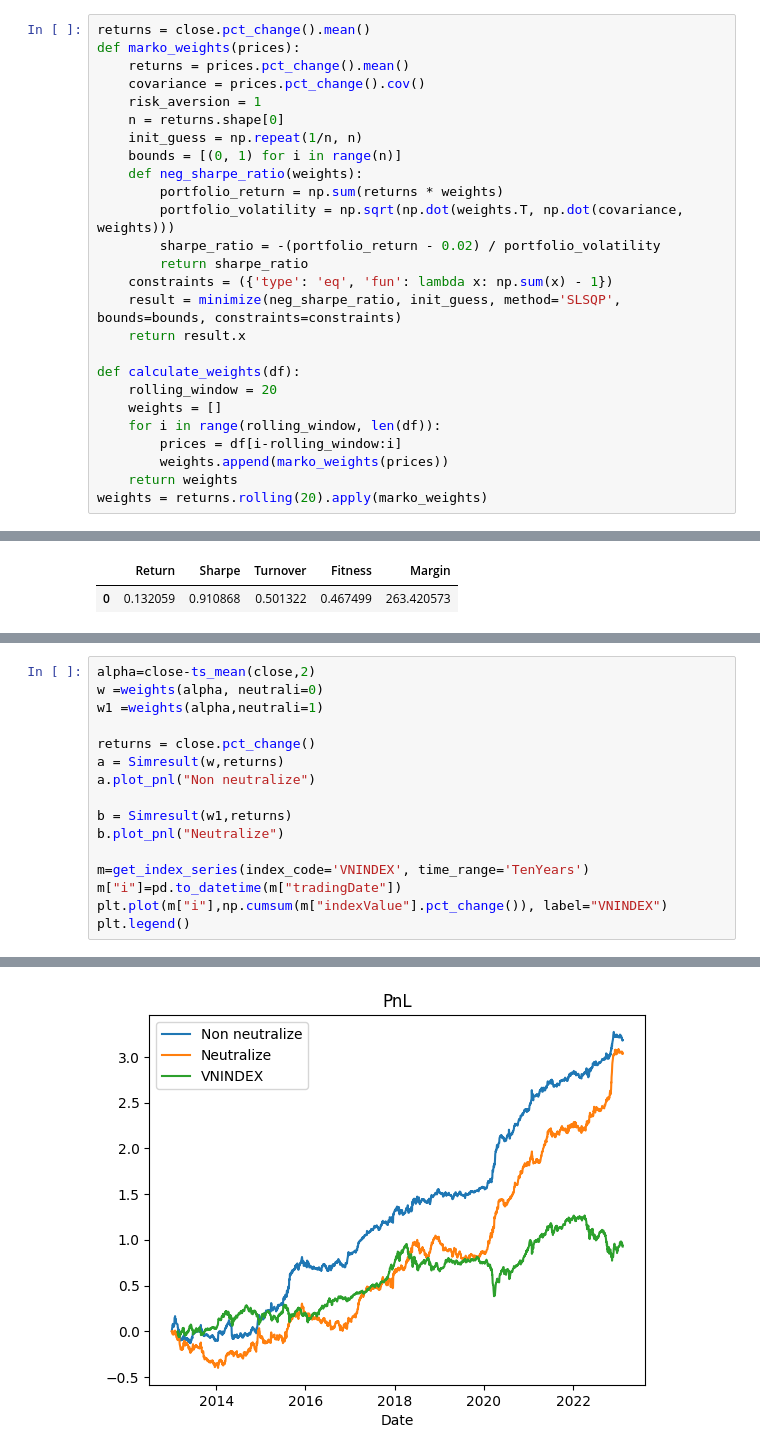
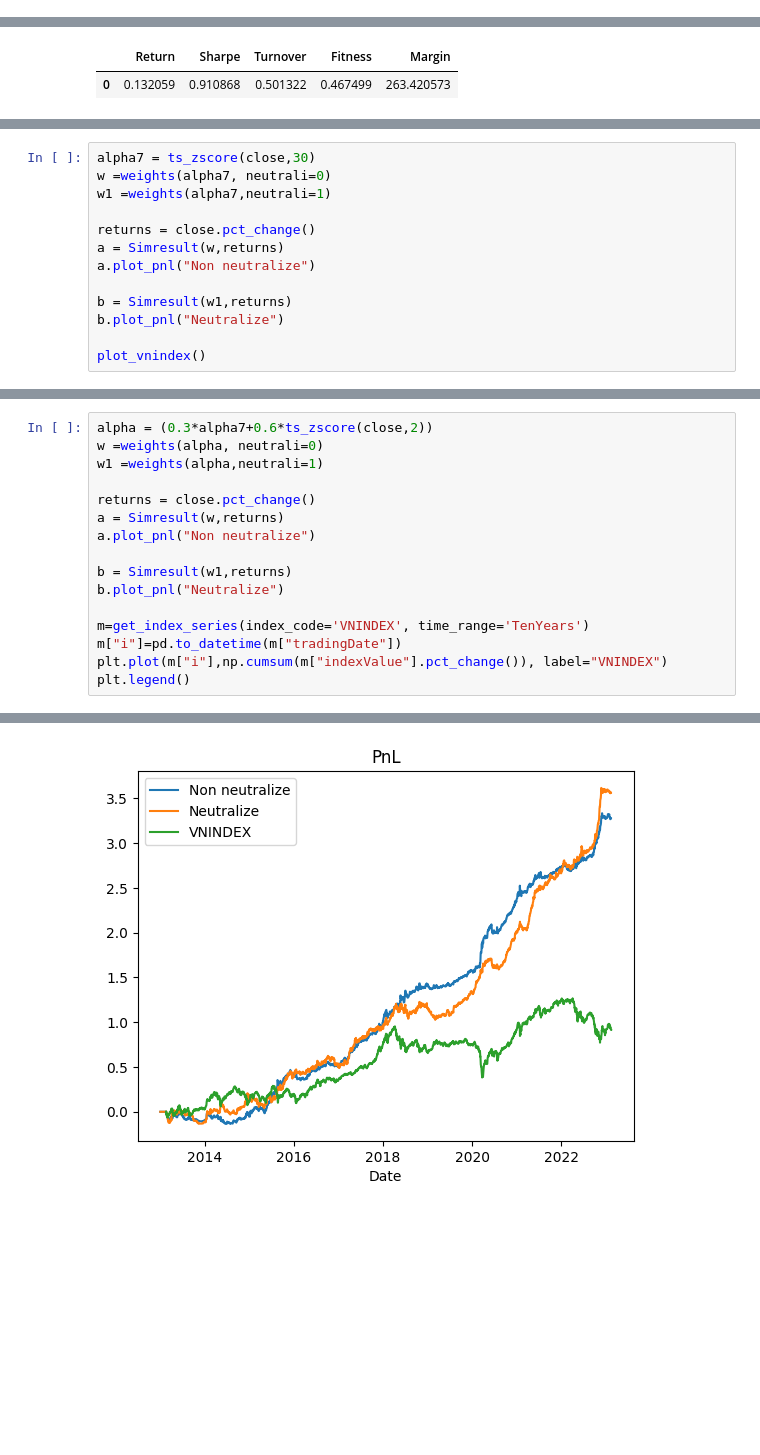
Before and after one commit to khanhtrinh2003/VN30-Strategy, a Jupyter notebook: main.ipynb, the cells around one changed output, grey strips where cells are left out. Drawn from its saved outputs; the diff is of its cells as text; blank space fills up the shorter version.

```diff
--- a/main.ipynb
+++ b/main.ipynb
@@ -28,26 +37,0 @@ open= q.pivot_table(values="Open", columns="ticker", index="TradingDate")
-# %%
-returns = close.pct_change().mean()
-def marko_weights(prices):
-    returns = prices.pct_change().mean()
-    covariance = prices.pct_change().cov()
-    risk_aversion = 1
-    n = returns.shape[0]
-    init_guess = np.repeat(1/n, n)
-    bounds = [(0, 1) for i in range(n)]
-    def neg_sharpe_ratio(weights):
-        portfolio_return = np.sum(returns * weights)
-        portfolio_volatility = np.sqrt(np.dot(weights.T, np.dot(covariance, weights)))
-        sharpe_ratio = -(portfolio_return - 0.02) / portfolio_volatility
-        return sharpe_ratio
-    constraints = ({'type': 'eq', 'fun': lambda x: np.sum(x) - 1})
-    result = minimize(neg_sharpe_ratio, init_guess, method='SLSQP', bounds=bounds, constraints=constraints)
-    return result.x
-
-def calculate_weights(df):
-    rolling_window = 20
-    weights = []
-    for i in range(rolling_window, len(df)):
-        prices = df[i-rolling_window:i]
-        weights.append(marko_weights(prices))
-    return weights
-weights = returns.rolling(20).apply(marko_weights)
@@ -303,0 +277,13 @@ b.get_overall()
+# %%
+alpha7 = ts_zscore(close,30)
+w =weights(alpha7, neutrali=0)
+w1 =weights(alpha7,neutrali=1)
+
+returns = close.pct_change()
+a = Simresult(w,returns)
+a.plot_pnl("Non neutralize")
+
+b = Simresult(w1,returns)
+b.plot_pnl("Neutralize")
+
+plot_vnindex()
@@ -311,19 +302,19 @@ a.get_overall()
 # %%
-alpha=close-ts_mean(close,2)
+alpha = (0.3*alpha7+0.6*ts_zscore(close,2))
 w =weights(alpha, neutrali=0)
 w1 =weights(alpha,neutrali=1)
 
 returns = close.pct_change()
 a = Simresult(w,returns)
 a.plot_pnl("Non neutralize")
 
 b = Simresult(w1,returns)
 b.plot_pnl("Neutralize")
 
 m=get_index_series(index_code='VNINDEX', time_range='TenYears')
 m["i"]=pd.to_datetime(m["tradingDate"])
 plt.plot(m["i"],np.cumsum(m["indexValue"].pct_change()), label="VNINDEX")
 plt.legend()
 # %% [output]
 <matplotlib.legend.Legend at 0x...>
-[figure, old version]
+[figure, new version]
```
Also changed, not shown: parts of 27 cells of this notebook, 9 other files.
